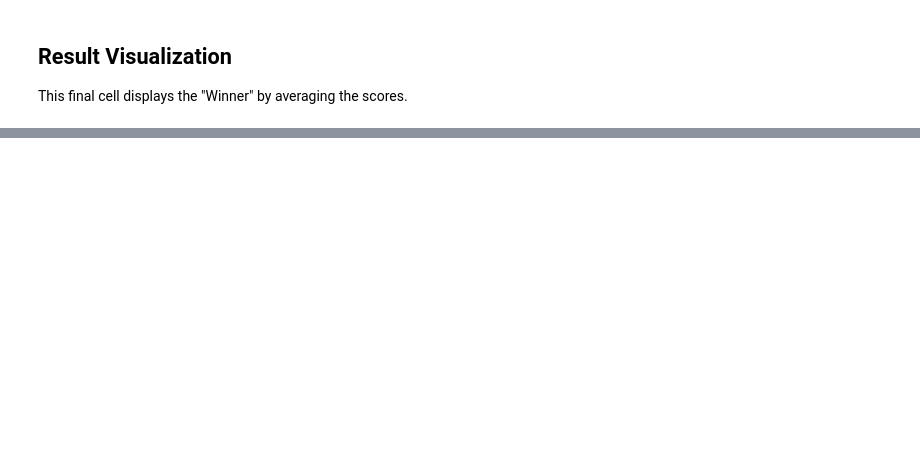
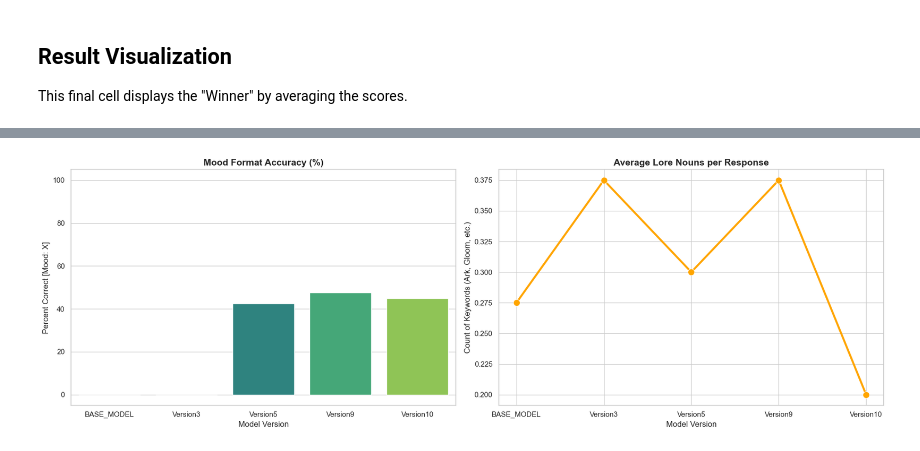
Before and after one commit to TheGirzy/DeepDiveV2AI, a Jupyter notebook: validate.ipynb, the cells around one changed output, grey strips where cells are left out. Saved outputs shown, nothing was run; the diff lists cells and outputs as text; code cells hidden in the pictures; blank space fills up the shorter version.

Commit message:
Better validations of nouns and mood

```diff
--- a/validate.ipynb
+++ b/validate.ipynb
@@ -153,18 +265,76 @@ Ready.
 ## Result Visualization
 This final cell displays the "Winner" by averaging the scores.
 # %%
-df = pd.DataFrame(results_list)
+import matplotlib.pyplot as plt
+import seaborn as sns
+import pandas as pd
+import re
 
-# Calculate average hits per model
-summary = df.groupby("Model").agg({
-    "Lore_Hits": "mean",
-    "Format_Correct": "mean"
-}).sort_values(by="Lore_Hits", ascending=False)
+# Function for Natural Sorting
+def get_natural_sort_key(model_name):
+    if model_name == "BASE_MODEL": return (0, 0)
+    parts = re.findall(r'\d+', model_name)
+    num = int(parts[0]) if parts else 999
+    return (1, num)
 
-print("🏆 Model Comparison Summary:")
-display(summary)
+# --- STEP 1: SAFETY CHECK & SORTING ---
+try:
+    if 'summary' not in locals() or summary.empty:
+        print("📊 'summary' not found. Re-calculating...")
+        summary = df.groupby("Model").agg({
+            "Mood_Score": "sum",
+            "Noun_Hits": "mean"
+        }).rename(columns={"Mood_Score": "Total_Mood_Points", "Noun_Hits": "Avg_Lore_Nouns"})
+        mood_acc = df.groupby("Model")["Mood_Score"].apply(lambda x: (x == 1).sum() / len(x) * 100)
+        summary["Mood_Accuracy_%"] = mood_acc
 
-# Display a specific comparison
-print("\n🔍 Sample Comparison for: 'Who is the Broker?'")
-display(df[df['Question'] == "Who is the Broker?"][['Model', 'Response', 'Lore_Hits']])
+    # Force Natural Sort before plotting
+    sorted_indices = sorted(summary.index, key=get_natural_sort_key)
+    summary = summary.reindex(sorted_indices)
+
+    plot_df = summary.reset_index()
+    print("✅ Data sorted naturally for visualization.")
+
+except NameError:
+    print("❌ ERROR: The variable 'df' does not exist.")
+    plot_df = None
+
+# --- STEP 2: PLOTTING ---
+if plot_df is not None:
+    sns.set_theme(style="whitegrid")
+    fig, (ax1, ax2) = plt.subplots(1, 2, figsize=(18, 6))
+
+    # Graph 1: Mood Accuracy
+    sns.barplot(
+        data=plot_df,
+        x="Model",
+        y="Mood_Accuracy_%",
+        ax=ax1,
+        palette="viridis",
+        hue="Model",
+        legend=False
+    )
+    ax1.set_title("Mood Format Accuracy (%)", fontsize=14, fontweight='bold')
+    ax1.set_ylabel("Percent Correct [Mood: X]")
+    ax1.set_xlabel("Model Version")
+    ax1.set_ylim(-5, 105)
+
+    # Graph 2: Lore Noun Density
+    sns.lineplot(
+        data=plot_df,
+        x="Model",
+        y="Avg_Lore_Nouns",
+        marker="o",
+        markersize=10,
+        ax=ax2,
+        color="orange",
+        linewidth=3,
+        sort=False # Important: don't let lineplot re-sort alphabetically
+    )
+    ax2.set_title("Average Lore Nouns per Response", fontsize=14, fontweight='bold')
+    ax2.set_ylabel("Count of Keywords (Ark, Gloom, etc.)")
+    ax2.set_xlabel("Model Version")
+
+    plt.tight_layout()
+    plt.show()
 # %% [output]
@@ -185,0 +342 @@ display(df[df['Question'] == "Who is the Broker?"][['Model', 'Response', 'Lore_H
+[figure, added]
```
Also changed, not shown: parts of 10 cells of this notebook.
